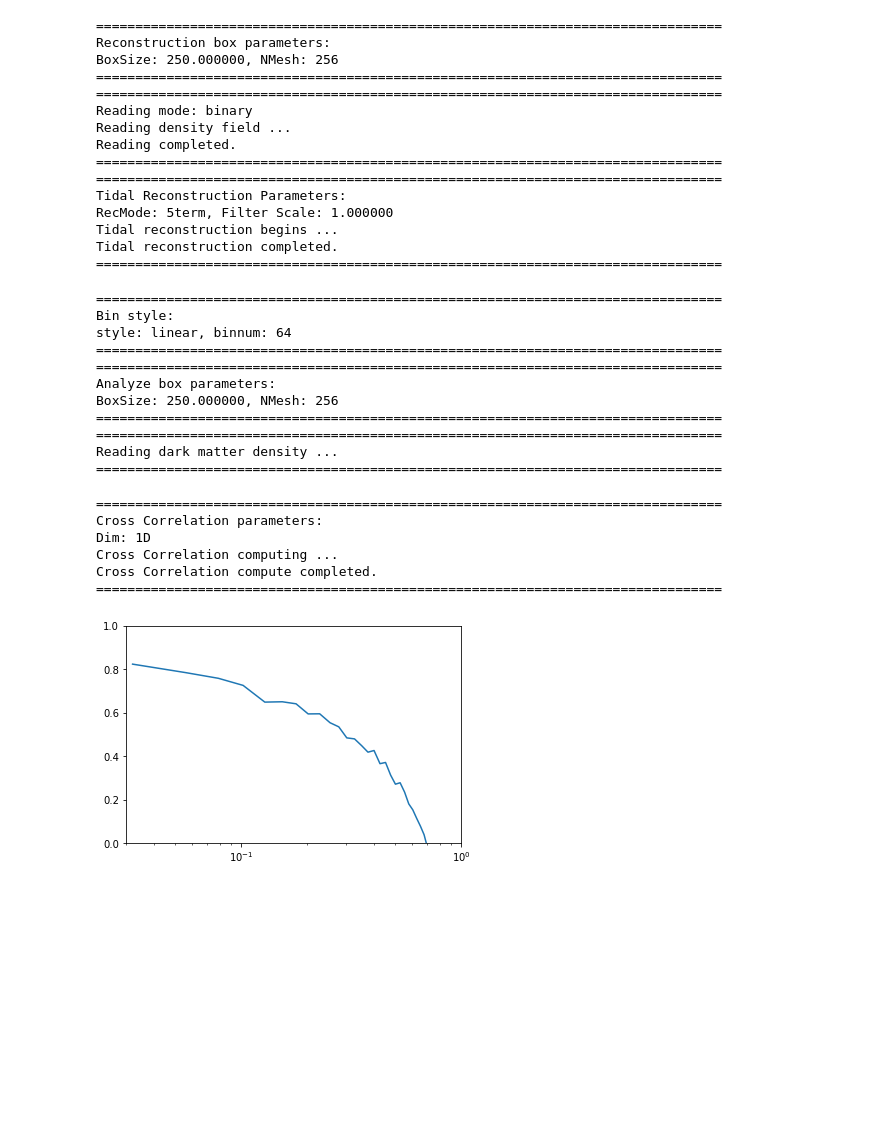
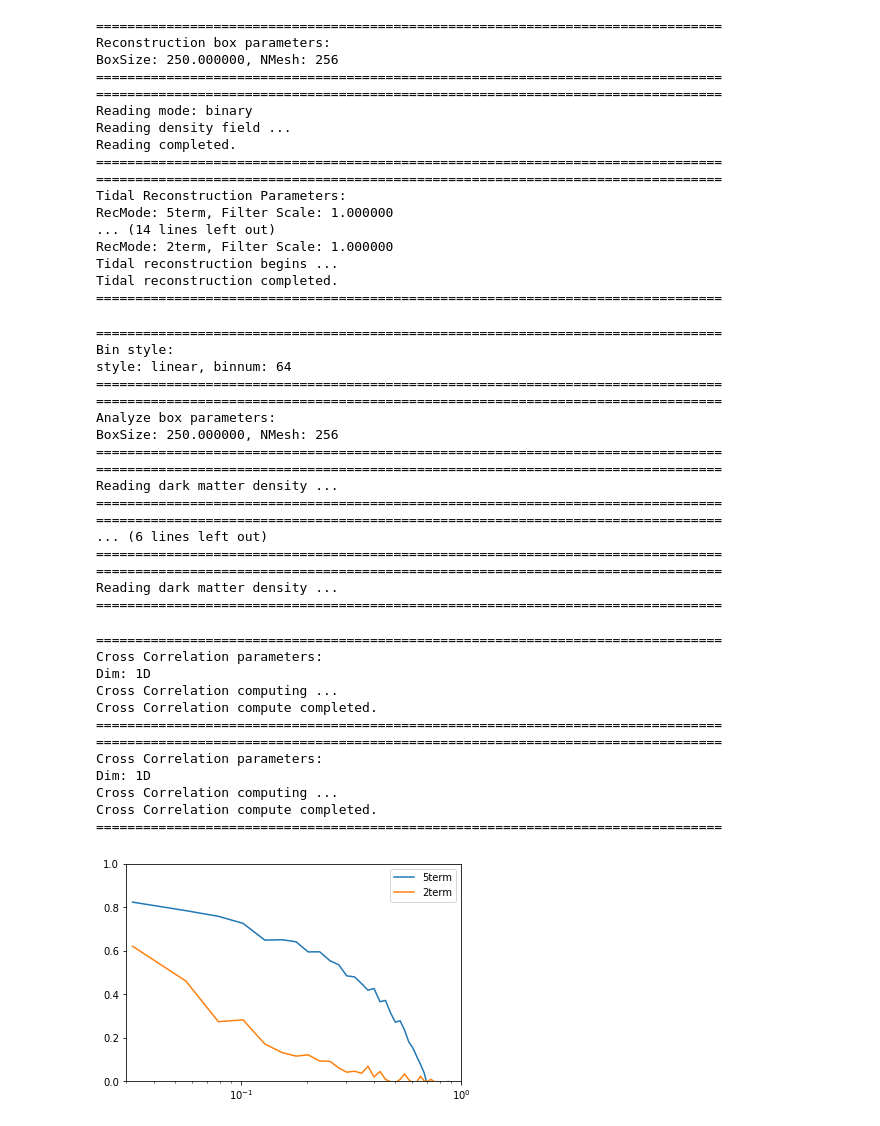
Before and after one commit to Zangshihui/TideRec, a Jupyter notebook: examples/CrossCorExample.ipynb, the cells around one changed output. Saved outputs shown, nothing was run; the diff lists cells and outputs as text; code cells hidden in the pictures; blank space fills up the shorter version.

```diff
--- a/examples/CrossCorExample.ipynb
+++ b/examples/CrossCorExample.ipynb
@@ -6,9 +6,12 @@ import matplotlib.pyplot as plt
 # %%
 BoxSize = 250.0
 NMesh = 256
-MyRec = Rec(BoxSize = BoxSize, NMesh = NMesh)
-MyRec.Read(mode = 'binary', path = '../exam/exam_data/Ng256_Density.bin')
-MyRec.AutoRec(mode ='5term', sigma = 1)
+MyRec5 = Rec(BoxSize = BoxSize, NMesh = NMesh)
+MyRec5.Read(mode = 'binary', path = '../exam/exam_data/Ng256_Density.bin')
+MyRec5.AutoRec(mode ='5term', sigma = 1)
+MyRec2 = Rec(BoxSize = BoxSize, NMesh = NMesh)
+MyRec2.Read(mode = 'binary', path = '../exam/exam_data/Ng256_Density.bin')
+MyRec2.AutoRec(mode ='2term', sigma = 1)
 # %% [output]
 ================================================================================
 Reconstruction box parameters:
@@ -22,11 +25,14 @@ Reading completed.
 ================================================================================
 Tidal Reconstruction Parameters:
 RecMode: 5term, Filter Scale: 1.000000
+... (14 lines left out)
+RecMode: 2term, Filter Scale: 1.000000
 Tidal reconstruction begins ...
 Tidal reconstruction completed.
 ================================================================================
 # %%
-MyCor = CrossCor(Rec = MyRec, path = '../exam/exam_data/Ng256_Density.bin')
+MyCor5 = CrossCor(Rec = MyRec5, path = '../exam/exam_data/Ng256_Density.bin')
+MyCor2 = CrossCor(Rec = MyRec2, path = '../exam/exam_data/Ng256_Density.bin')
 # %% [output]
 ================================================================================
 Bin style:
@@ -39,19 +45,37 @@ BoxSize: 250.000000, NMesh: 256
 ================================================================================
 Reading dark matter density ...
 ================================================================================
+================================================================================
+... (6 lines left out)
+================================================================================
+================================================================================
+Reading dark matter density ...
+================================================================================
 # %%
-n, k, rk = MyCor.Compute()
-if MyCor.rank == 0:
-    plt.semilogx(k, rk)
+n, k, rk = MyCor5.Compute()
+if MyCor5.rank == 0:
+    plt.semilogx(k, rk, label = '5term')
     plt.xlim([0.03, 1])
     plt.ylim([0, 1])
+n, k, rk = MyCor2.Compute()
+if MyCor5.rank == 0:
+    plt.semilogx(k, rk, label = '2term')
+    plt.xlim([0.03, 1])
+    plt.ylim([0, 1])
+    plt.legend()
     plt.show()
 # %% [output]
 ================================================================================
 Cross Correlation parameters:
 Dim: 1D
 Cross Correlation computing ...
 Cross Correlation compute completed.
 ================================================================================
+================================================================================
+Cross Correlation parameters:
+Dim: 1D
+Cross Correlation computing ...
+Cross Correlation compute completed.
+================================================================================
-[figure, old version]
+[figure, new version]
 # %%
```
Also changed, not shown: parts of 1 cell of this notebook, 3 other files.
